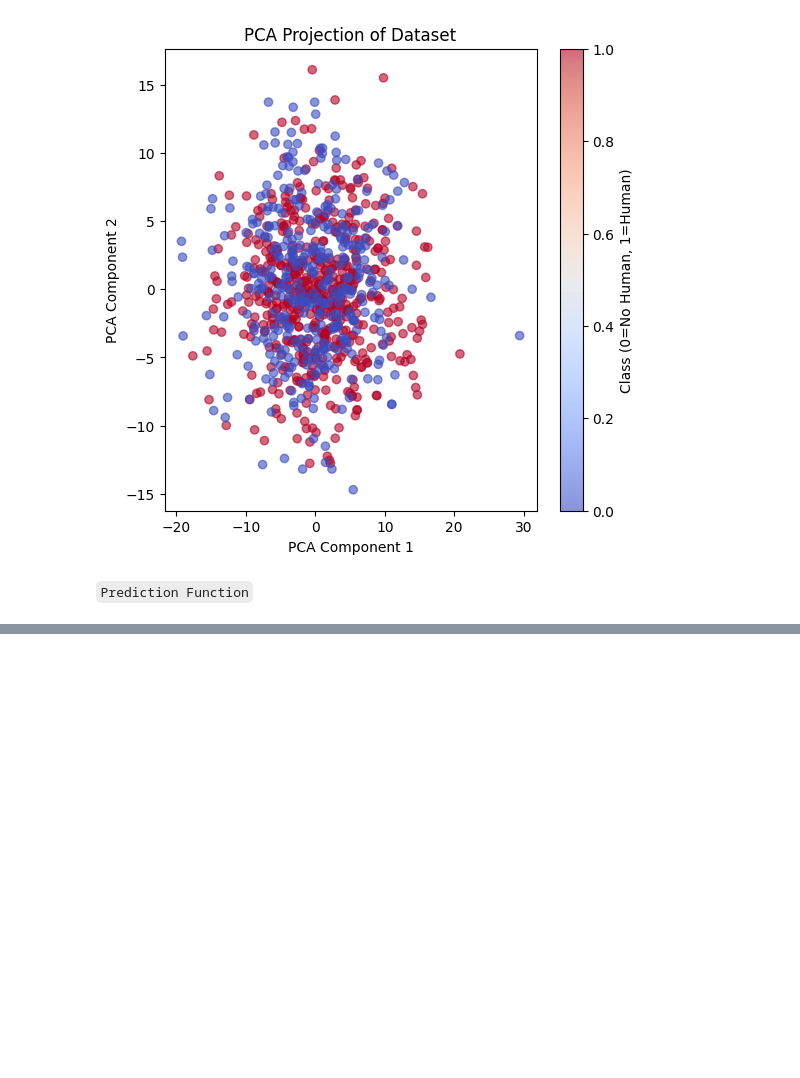
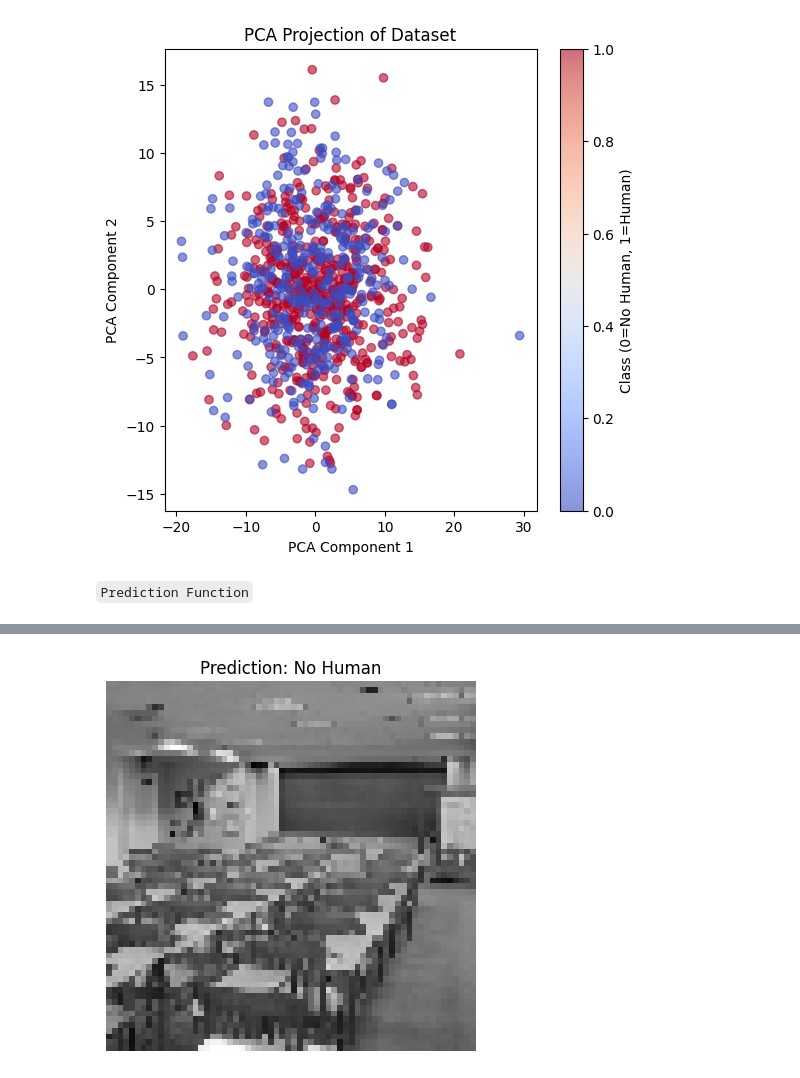
Before and after one commit to Tanish-Sarkar/Human-Presence-Detection, a Jupyter notebook: Notebooks/Applied_Machine_Learning.ipynb, the cells around one changed output, grey strips where cells are left out. Cells and saved outputs as stored; diff of their text form; code cells hidden in the pictures; blank space fills up the shorter version.

```diff
--- a/Notebooks/Applied_Machine_Learning.ipynb
+++ b/Notebooks/Applied_Machine_Learning.ipynb
@@ -140,0 +173,4 @@ predict_image("../human detection dataset/0/104.png")
+# %%
+predict_image("../human detection dataset/0/103.png")
+# %% [output]
+[figure, added]
```
Also changed, not shown: parts of 15 cells of this notebook, 1 other file.
